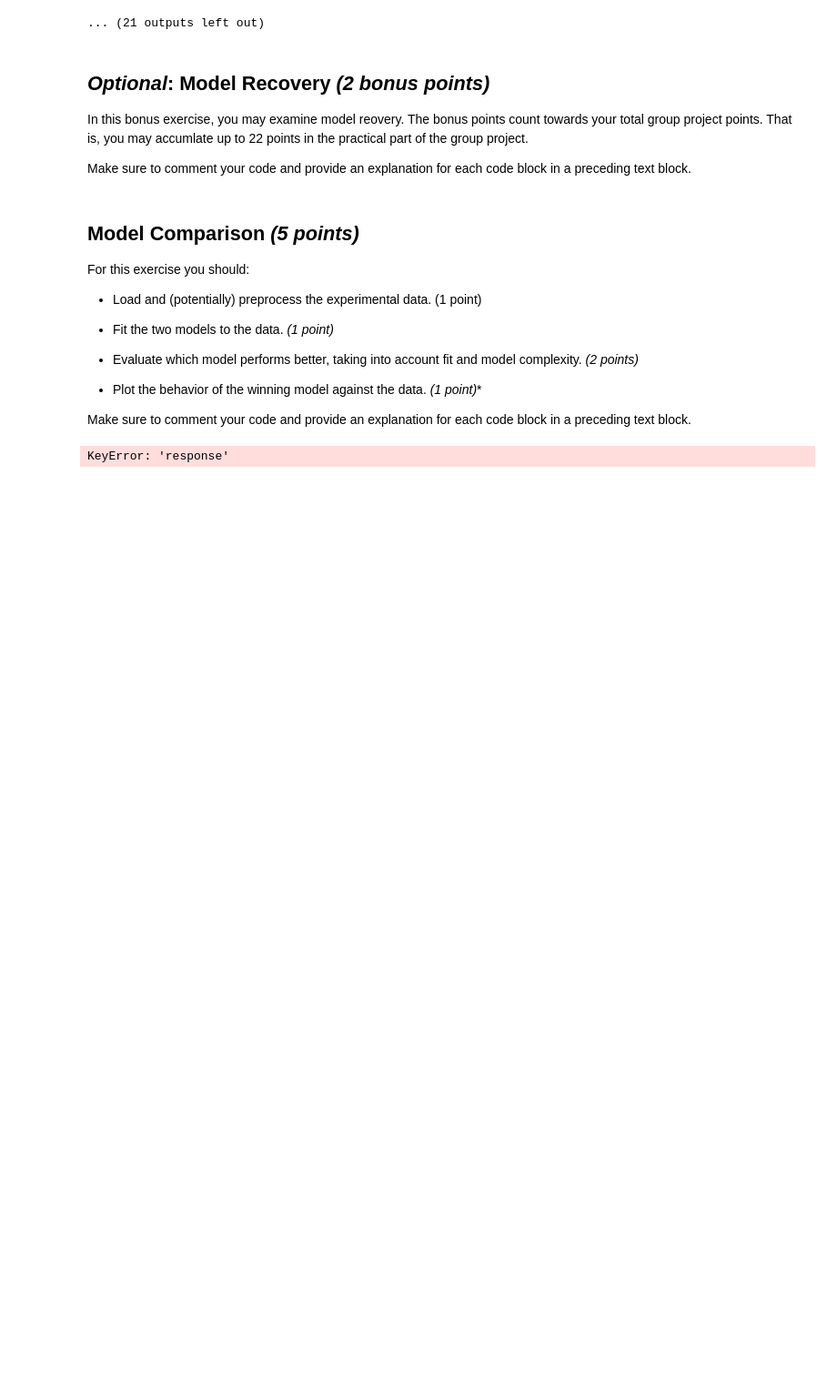
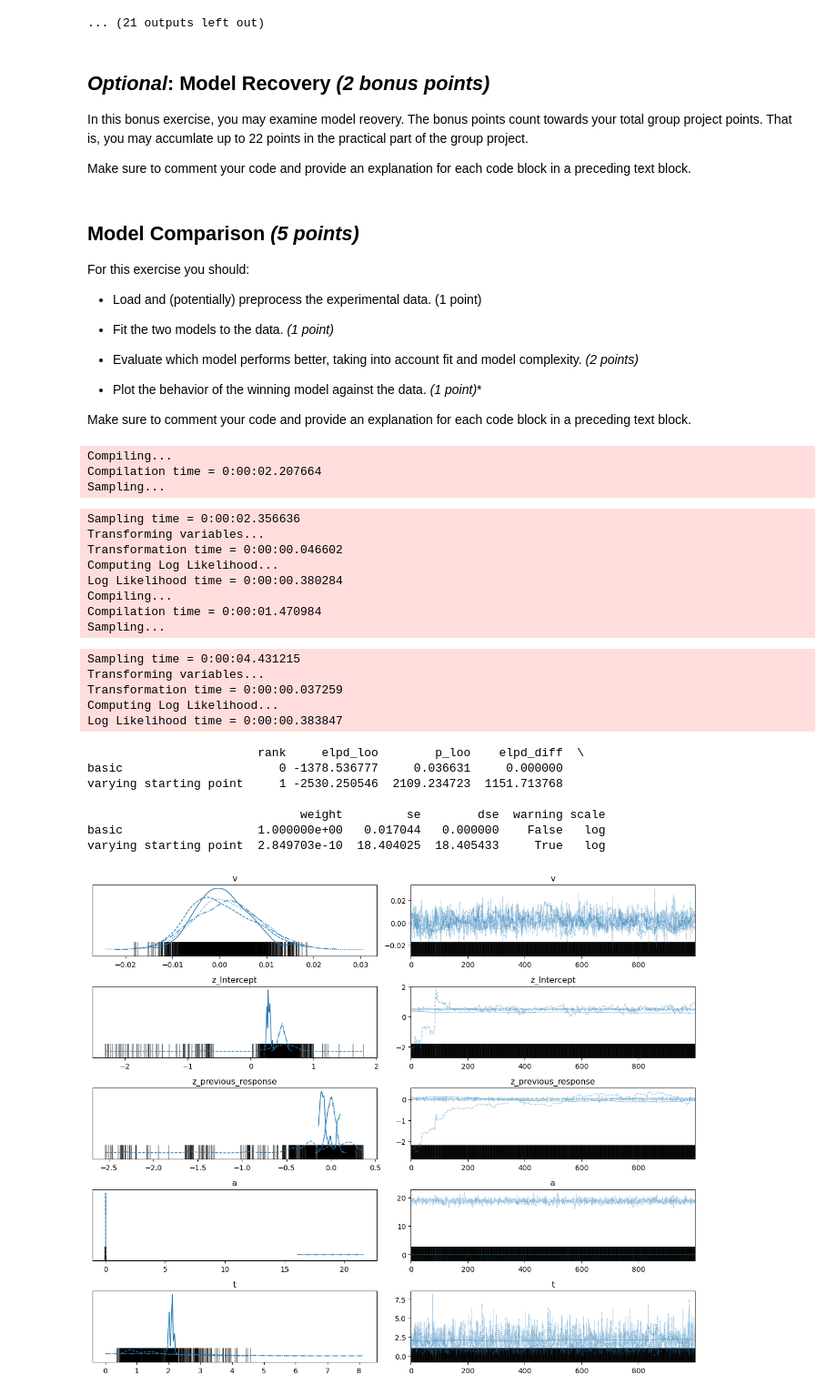
Before and after one commit to mejansen/Project_FlankerTask, a Jupyter notebook: analysis/MiCS_GroupProject_FlankerTask.ipynb, the cells around one changed output. Shown at 91% size. Saved outputs shown, nothing was run; the diff lists cells and outputs as text; code cells hidden in the pictures; blank space fills up the shorter version.

Commit message:
rerun model fit

```diff
--- a/analysis/MiCS_GroupProject_FlankerTask.ipynb
+++ b/analysis/MiCS_GroupProject_FlankerTask.ipynb
@@ -828,10 +824,7 @@ For this exercise you should:
 Make sure to comment your code and provide an explanation for each code block in a preceding text block.
 # %%
 # Loading the experimental data
-data = pd.read_csv("../data/data.csv", delimiter=",")
-
-basic_model = Spotlight_DDM("BasicDDM_data")
-
+data = pd.read_csv("../data/3029.csv", delimiter=";")
 
 # Fit Standard model
 basic_ddm_model = hssm.HSSM(
@@ -839,36 +832,68 @@ basic_ddm_model = hssm.HSSM(
 )
 
 basic_ddm_model_inference = basic_ddm_model.sample(
     sampler="nuts_numpyro", # this is the specific MCMC sampling strategy we are using
-                    # this is the number of CPU cores used to run MCMC sampling
     chains=4,               # this is the number of independent "runs" we sample through the room of parameters
     draws=1000,             # this is the number of samples you take to sample each chain (i.e., steps taken to explore the room in one run)
     tune=1000,              #  the number of additional steps taken in each chain to adjust and optimize the sampler's settings before the actual sampling starts.
     idata_kwargs=dict(log_likelihood=True),  # we need to include this argument to perform model comparison later on
 )
 
 
 
 # Fit Model with varying z-value
-varying_starting_point_model = Spotlight_DDM_with_variable_z("VaryingZ_DDM_data", starting_point=1)
-
 varying_starting_point_model = hssm.HSSM(
     data = data,
     include=[
         {
             "name": "z",
-            "formula": "z ~ 1 + previous",
+            "formula": "z ~ 1 + previous_response",
         }
     ],
 )
 
 varying_starting_point_model_inference = varying_starting_point_model.sample(
     sampler="nuts_numpyro", # this is the specific MCMC sampling strategy we are using
-                    # this is the number of CPU cores used to run MCMC sampling
     chains=4,               # this is the number of independent "runs" we sample through the room of parameters
     draws=1000,             # this is the number of samples you take to sample each chain (i.e., steps taken to explore the room in one run)
     tune=1000,              #  the number of additional steps taken in each chain to adjust and optimize the sampler's settings before the actual sampling starts.
     idata_kwargs=dict(log_likelihood=True),  # we need to include this argument to perform model comparison later on
 )
+
+
+model_comparison = az.compare(
+    {
+        "varying starting point": varying_starting_point_model.traces,
+        "basic": basic_ddm_model.traces,
+    }
+)
+
+print(model_comparison)
+
+basic_ddm_model.plot_trace()
+varying_starting_point_model.plot_trace()
 # %% [output]
-KeyError: 'response'
+Compiling...
+Compilation time = 0:00:02.207664
+Sampling...
+Sampling time = 0:00:02.356636
+Transforming variables...
+Transformation time = 0:00:00.046602
+Computing Log Likelihood...
+Log Likelihood time = 0:00:00.380284
+Compiling...
+Compilation time = 0:00:01.470984
+Sampling...
+Sampling time = 0:00:04.431215
+Transforming variables...
+Transformation time = 0:00:00.037259
+Computing Log Likelihood...
+Log Likelihood time = 0:00:00.383847
+                        rank     elpd_loo        p_loo    elpd_diff  \
+basic                      0 -1378.536777     0.036631     0.000000
+varying starting point     1 -2530.250546  2109.234723  1151.713768
+
+                              weight         se        dse  warning scale
+basic                   1.000000e+00   0.017044   0.000000    False   log
+varying starting point  2.849703e-10  18.404025  18.405433     True   log
+[figure, added]
```
Also changed, not shown: parts of 11 cells of this notebook, 1 other file.
